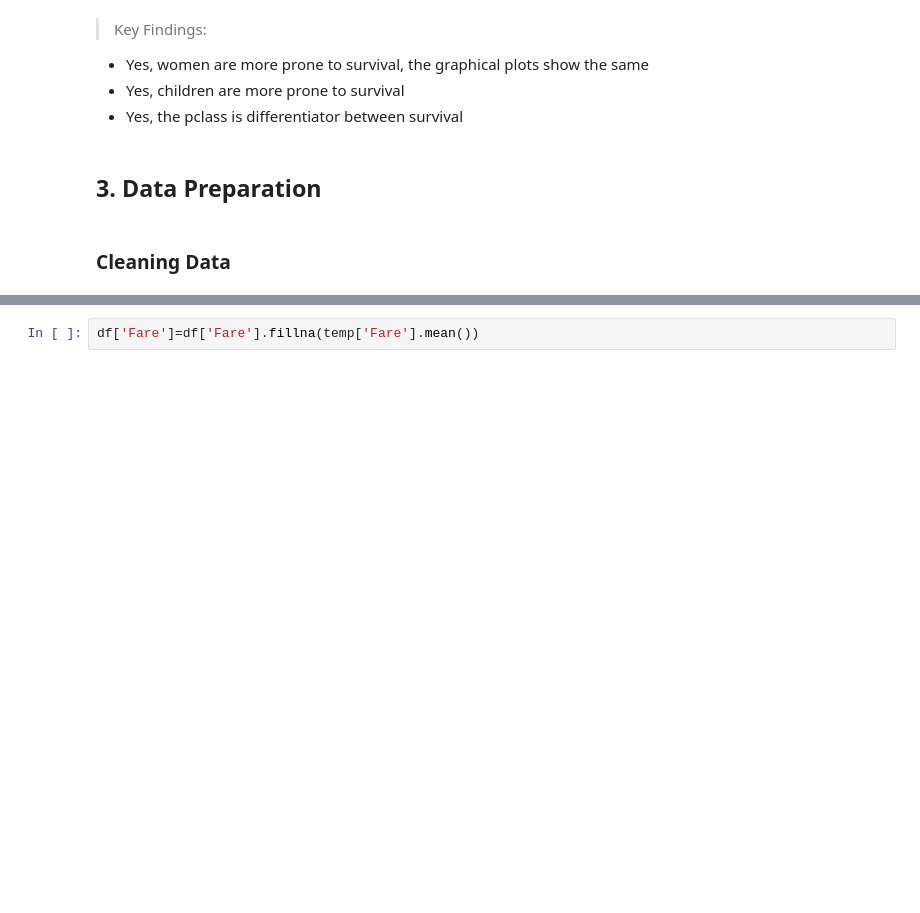
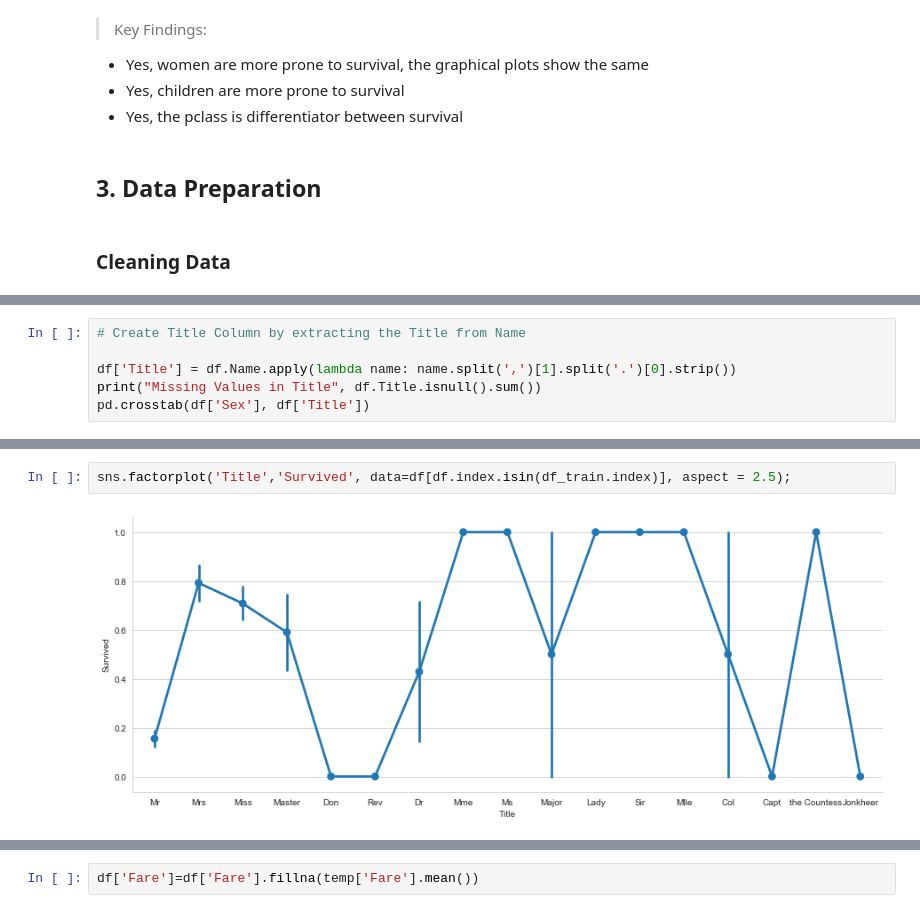
Before and after one commit to do2blehelix/kaggle, a Jupyter notebook: titanic/Pytanic.ipynb, the cells around one changed output, grey strips where cells are left out. Cells and saved outputs as stored; diff of their text form; blank space fills up the shorter version.

```diff
--- a/titanic/Pytanic.ipynb
+++ b/titanic/Pytanic.ipynb
@@ -294,0 +285,6 @@ Name: Embarked, dtype: int64
+# %%
+# Create Title Column by extracting the Title from Name
+
+df['Title'] = df.Name.apply(lambda name: name.split(',')[1].split('.')[0].strip())
+print("Missing Values in Title", df.Title.isnull().sum())
+pd.crosstab(df['Sex'], df['Title'])
@@ -294,0 +297,4 @@ Name: Embarked, dtype: int64
+# %%
+sns.factorplot('Title','Survived', data=df[df.index.isin(df_train.index)], aspect = 2.5);
+# %% [output]
+[figure, added]
```
Also changed, not shown: parts of 68 cells of this notebook, 6 other files.
